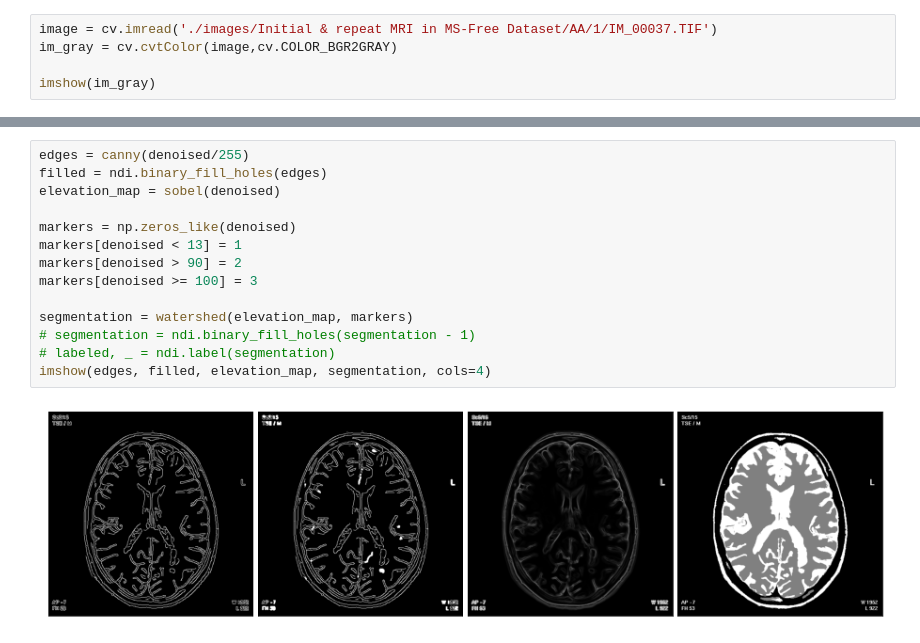
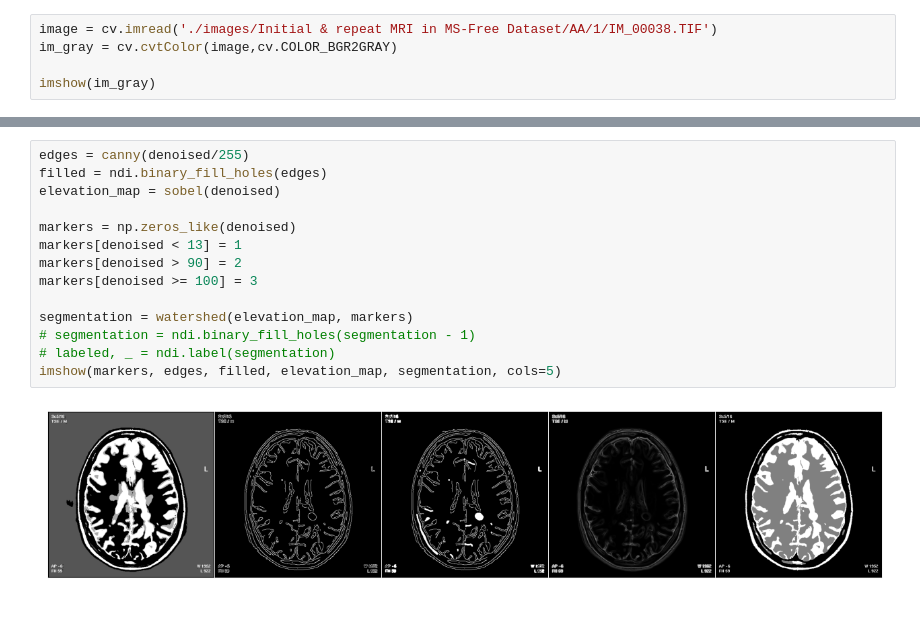
Before and after one commit to wildergd/pdi-tac-segmentation, a Jupyter notebook: test-segmentation-scikit.ipynb, the cells around one changed output, grey strips where cells are left out. Saved outputs shown, nothing was run; the diff lists cells and outputs as text; blank space fills up the shorter version.

```diff
--- a/test-segmentation-scikit.ipynb
+++ b/test-segmentation-scikit.ipynb
@@ -22,7 +22,7 @@ with contextlib.redirect_stdout(None):
 import warnings
 warnings.filterwarnings('ignore')
 # %%
-image = cv.imread('./images/Initial & repeat MRI in MS-Free Dataset/AA/1/IM_00037.TIF')
+image = cv.imread('./images/Initial & repeat MRI in MS-Free Dataset/AA/1/IM_00038.TIF')
 im_gray = cv.cvtColor(image,cv.COLOR_BGR2GRAY)
 
 imshow(im_gray)
@@ -56,16 +56,16 @@ imshow(
 # %%
 edges = canny(denoised/255)
 filled = ndi.binary_fill_holes(edges)
 elevation_map = sobel(denoised)
 
 markers = np.zeros_like(denoised)
 markers[denoised < 13] = 1
 markers[denoised > 90] = 2
 markers[denoised >= 100] = 3
 
 segmentation = watershed(elevation_map, markers)
 # segmentation = ndi.binary_fill_holes(segmentation - 1)
 # labeled, _ = ndi.label(segmentation)
-imshow(edges, filled, elevation_map, segmentation, cols=4)
+imshow(markers, edges, filled, elevation_map, segmentation, cols=5)
 # %% [output]
-[figure, old version]
+[figure, new version]
```
Also changed, not shown: parts of 4 cells of this notebook, 6 other files.
